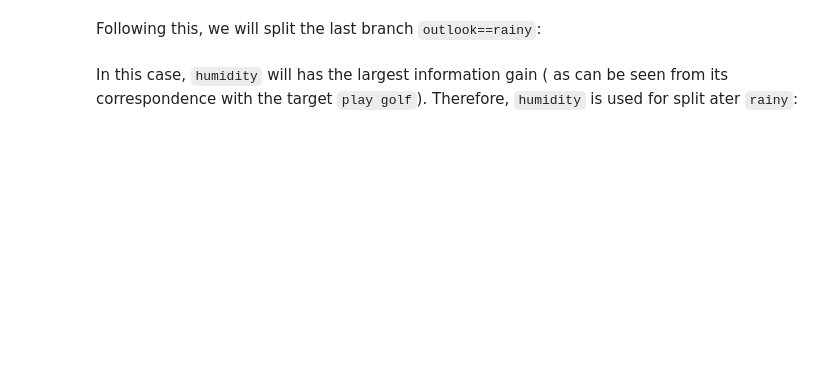
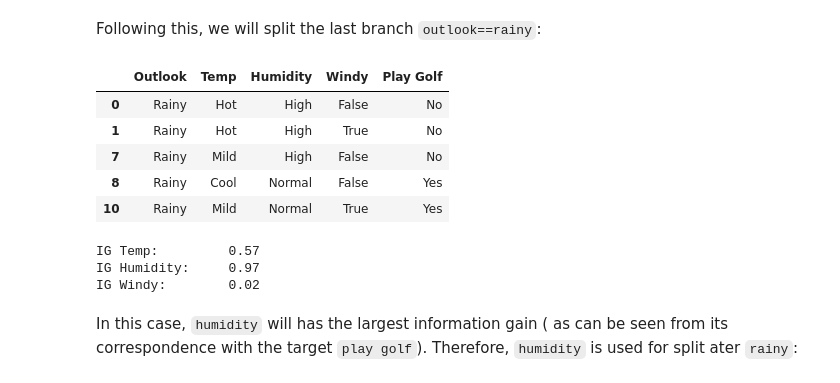
Before and after one commit to harvey-py/COMP3010, a Jupyter notebook: Tutorials/T4/COMP3010-Tutorial04.ipynb, the cells around one changed output. Drawn from its saved outputs; the diff is of its cells as text; code cells hidden in the pictures; blank space fills up the shorter version.

```diff
--- a/Tutorials/T4/COMP3010-Tutorial04.ipynb
+++ b/Tutorials/T4/COMP3010-Tutorial04.ipynb
@@ -250,7 +361,23 @@ tree
 # %% [markdown]
 Following this, we will split the last branch ``outlook==rainy``:
 # %%
-golf_data.loc[golf_data['Outlook'] == "Rainy"]
+rainy_data = golf_data.loc[golf_data['Outlook'] == "Rainy"]
+rainy_data
+# %% [output]
+|  | Outlook | Temp | Humidity | Windy | Play Golf |
+| 0 | Rainy | Hot | High | False | No |
+| 1 | Rainy | Hot | High | True | No |
+| 7 | Rainy | Mild | High | False | No |
+| 8 | Rainy | Cool | Normal | False | Yes |
+| 10 | Rainy | Mild | Normal | True | Yes |
+# %%
+for feature in rainy_data.columns:
+    if feature not in ["Outlook", "Play Golf"]:
+        calc_feature_IG(feature, data = rainy_data)
+# %% [output]
+IG Temp:         0.57
+IG Humidity:     0.97
+IG Windy:        0.02
 # %% [markdown]
 In this case, ``humidity`` will has the largest information gain ( as can be seen from its correspondence with the target ``play golf``). Therefore, ``humidity`` is used for split ater ``rainy``:
 # %%
```
Also changed, not shown: parts of 16 cells of this notebook.
